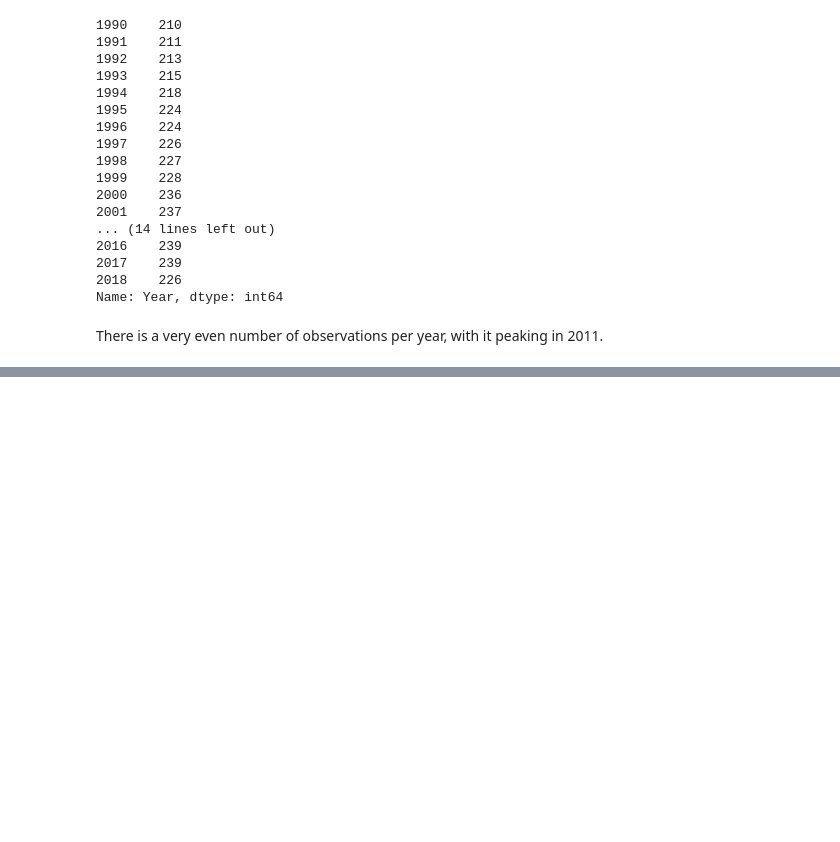
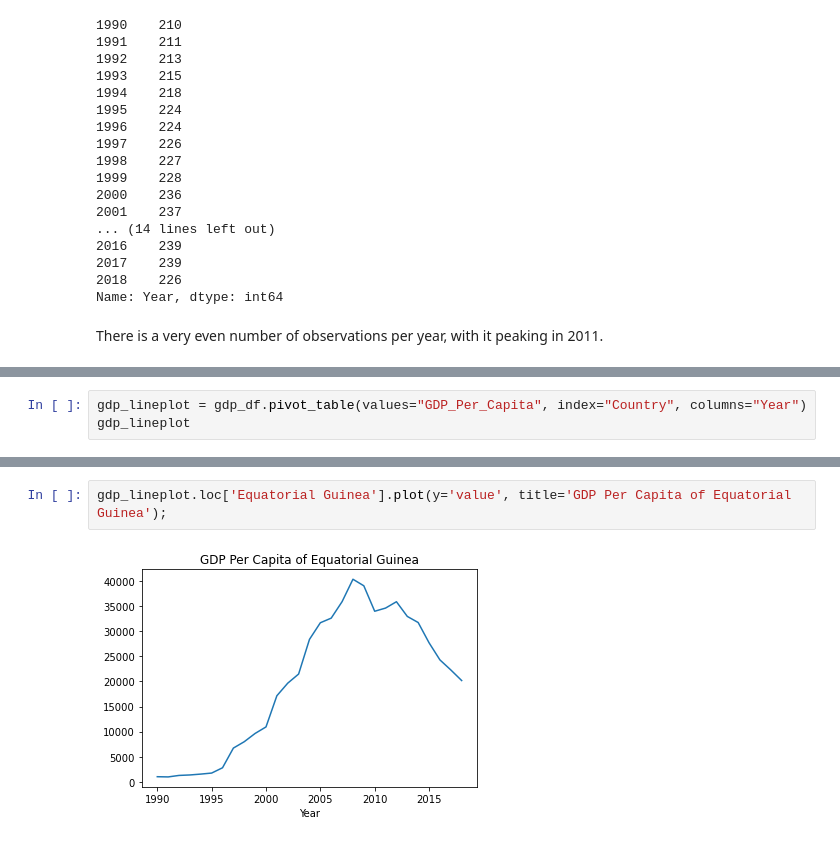
Before and after one commit to nss-data-science-cohort-4/dq1-undata-matttparker, a Jupyter notebook: notebooks/UN_Data_Exploration.ipynb, the cells around one changed output, grey strips where cells are left out. Drawn from its saved outputs; the diff is of its cells as text; blank space fills up the shorter version.

```diff
--- a/notebooks/UN_Data_Exploration.ipynb
+++ b/notebooks/UN_Data_Exploration.ipynb
@@ -124,0 +311,3 @@ There is a very even number of observations per year, with it peaking in 2011.
+# %%
+gdp_lineplot = gdp_df.pivot_table(values="GDP_Per_Capita", index="Country", columns="Year")
+gdp_lineplot
@@ -124,0 +329,4 @@ There is a very even number of observations per year, with it peaking in 2011.
+# %%
+gdp_lineplot.loc['Equatorial Guinea'].plot(y='value', title='GDP Per Capita of Equatorial Guinea');
+# %% [output]
+[figure, added]
```
Also changed, not shown: parts of 35 cells of this notebook.
